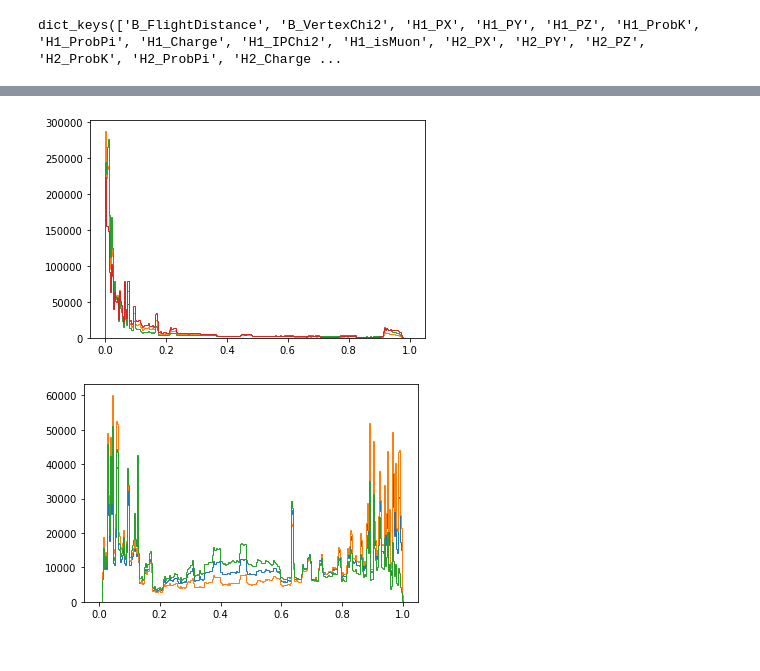
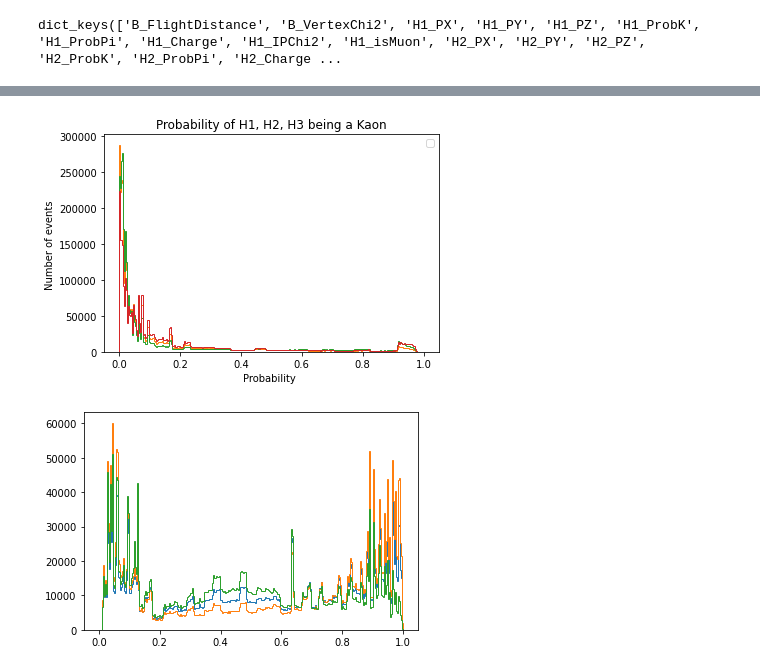
Before and after one commit to margheritawar/PRA3024, a Jupyter notebook: LHCb_2023_no_root.ipynb, the cells around one changed output, grey strips where cells are left out. Saved outputs shown, nothing was run; the diff lists cells and outputs as text; code cells hidden in the pictures.

```diff
--- a/LHCb_2023_no_root.ipynb
+++ b/LHCb_2023_no_root.ipynb
@@ -84,4 +100,9 @@ plt.hist(histName,bins,range,histtype='step');
 plt.hist(tree["H1_ProbK"],bins,range,histtype='step');
 plt.hist(tree["H2_ProbK"],bins,range,histtype='step');
 plt.hist(tree["H3_ProbK"],bins,range,histtype='step');
+
+plt.title("Probability of H1, H2, H3 being a Kaon")
+plt.ylabel("Number of events ")
+plt.xlabel("Probability ")
+#LEGEND!!!!
 # %% [output]
@@ -88,4 +110,4 @@ plt.hist(tree["H3_ProbK"],bins,range,histtype='step');
-[figure, old version]
+[figure, new version]
 # %%
 #probability Pion
 bins = 300
```
Also changed, not shown: parts of 8 cells of this notebook.
